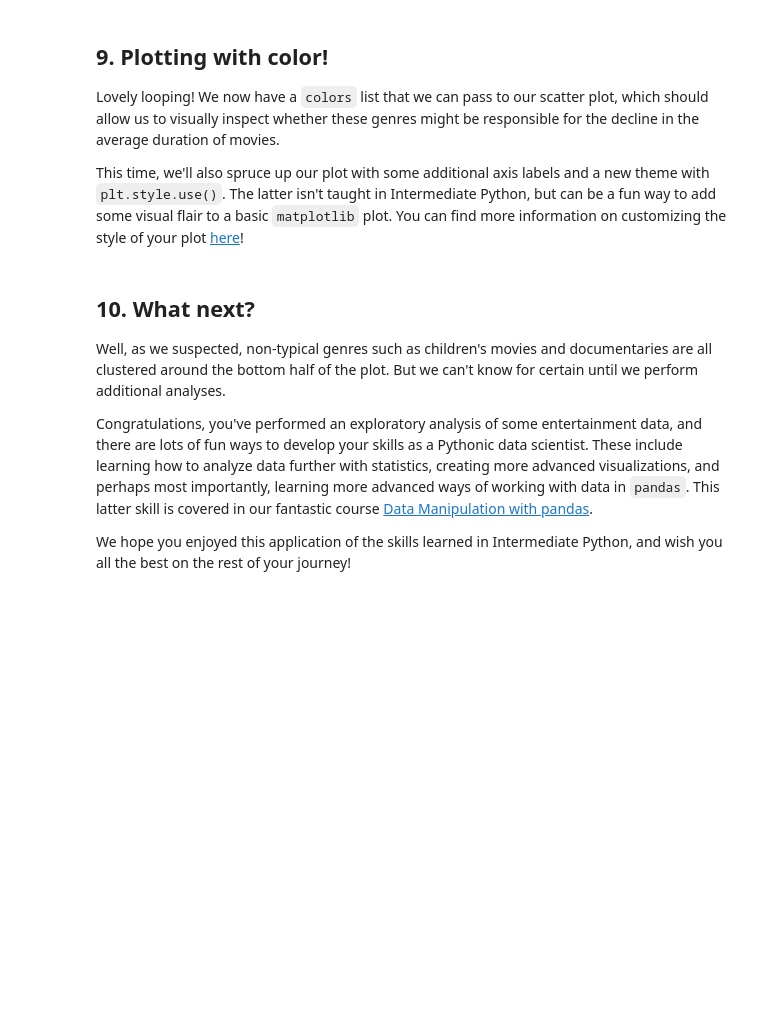
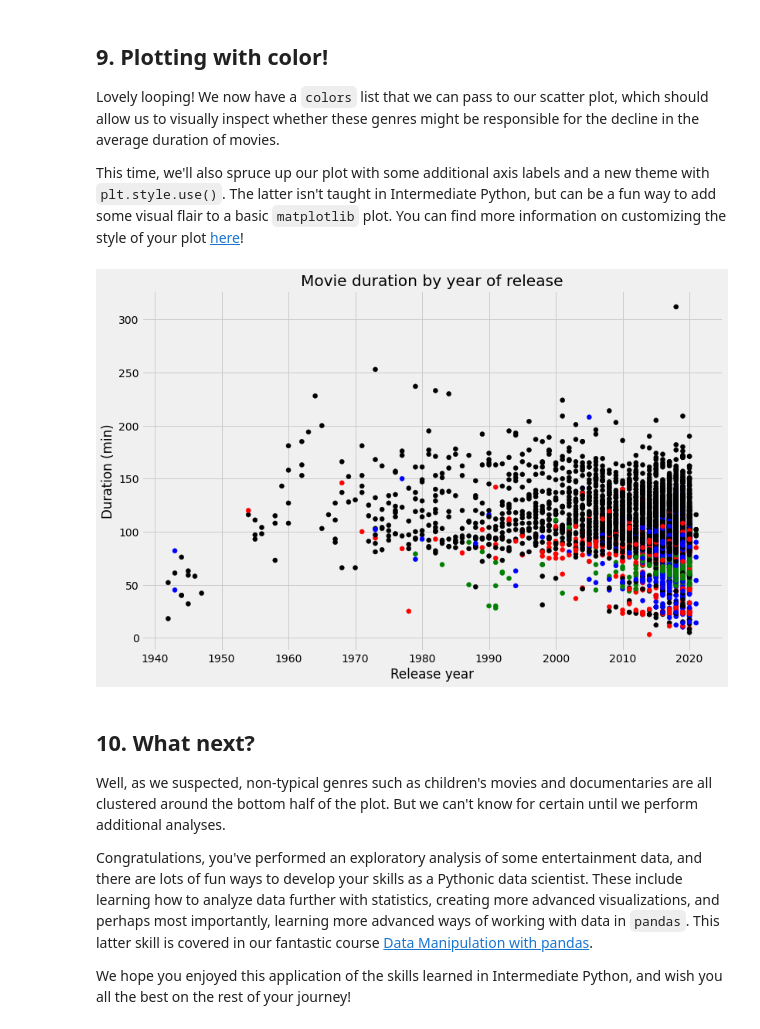
Before and after one commit to Imonuil12/Data-Science-Projects, a Jupyter notebook: Investigating Netflix Movies and Guest Stars in The Office/notebook.ipynb, the cells around one changed output. Saved outputs shown, nothing was run; the diff lists cells and outputs as text; code cells hidden in the pictures; blank space fills up the shorter version.

```diff
--- a/Investigating Netflix Movies and Guest Stars in The Office/notebook.ipynb
+++ b/Investigating Netflix Movies and Guest Stars in The Office/notebook.ipynb
@@ -198,18 +193,20 @@ print(colors[0:10])
 # %%
 # Set the figure style and initalize a new figure
 plt.style.use('fivethirtyeight')
 fig = plt.figure(figsize=(12,8))
 
 # Create a scatter plot of duration versus release_year
-plt.scatter(netflix_movies_col_subset["release_year"],netflix_movies_col_subset["duration"])
+plt.scatter(netflix_movies_col_subset["release_year"],netflix_movies_col_subset["duration"], c=colors)
 
 # Create a title and axis labels
 plt.title("Movie duration by year of release")
 plt.xlabel("Release year")
 plt.ylabel("Duration (min)")
 
 # Show the plot
 plt.show()
+# %% [output]
+[figure, added]
 # %% [markdown]
 ## 10. What next?
 <p>Well, as we suspected, non-typical genres such as children's movies and documentaries are all clustered around the bottom half of the plot. But we can't know for certain until we perform additional analyses. </p>
```
Also changed, not shown: parts of 9 cells of this notebook.
